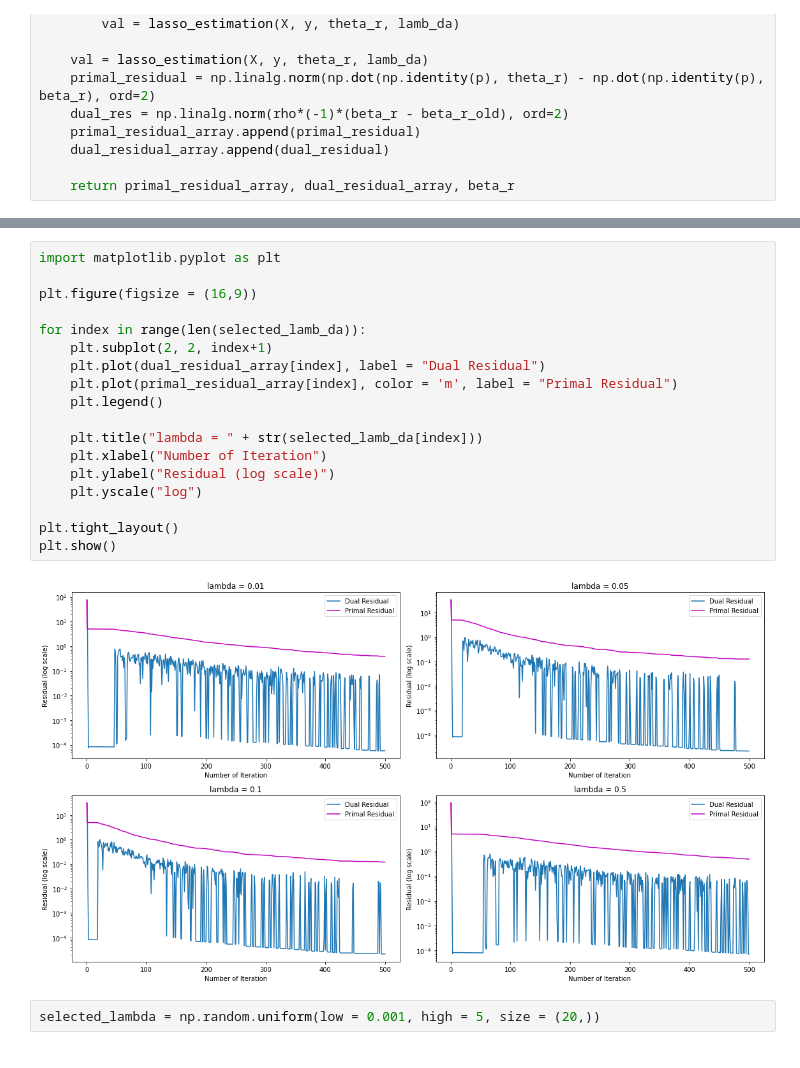
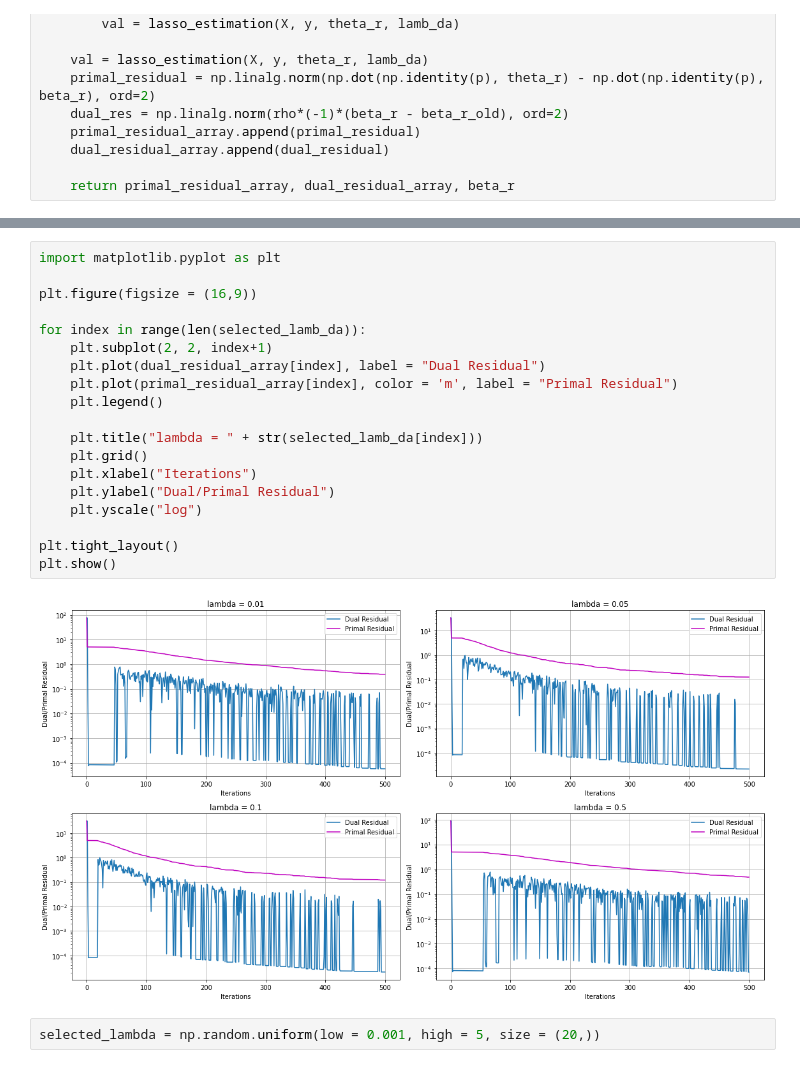
Before and after one commit to stupidpenguin/Computation_of_Data_Science, a Jupyter notebook: Homework_7/5_Variable_selection_via_lasso_estimation.ipynb, the cells around one changed output, grey strips where cells are left out. Drawn from its saved outputs; the diff is of its cells as text.

```diff
--- a/Homework_7/5_Variable_selection_via_lasso_estimation.ipynb
+++ b/Homework_7/5_Variable_selection_via_lasso_estimation.ipynb
@@ -118,23 +118,24 @@ ITerations: 400
 # %%
 import matplotlib.pyplot as plt
 
 plt.figure(figsize = (16,9))
 
 for index in range(len(selected_lamb_da)):
     plt.subplot(2, 2, index+1)
     plt.plot(dual_residual_array[index], label = "Dual Residual")
     plt.plot(primal_residual_array[index], color = 'm', label = "Primal Residual")
     plt.legend()
 
     plt.title("lambda = " + str(selected_lamb_da[index]))
-    plt.xlabel("Number of Iteration")
-    plt.ylabel("Residual (log scale)")
+    plt.grid()
+    plt.xlabel("Iterations")
+    plt.ylabel("Dual/Primal Residual")
     plt.yscale("log")
 
 plt.tight_layout()
 plt.show()
 # %% [output]
-[figure, old version]
+[figure, new version]
 # %%
 selected_lambda = np.random.uniform(low = 0.001, high = 5, size = (20,))
 # %%
```
Also changed, not shown: 2 other files.
